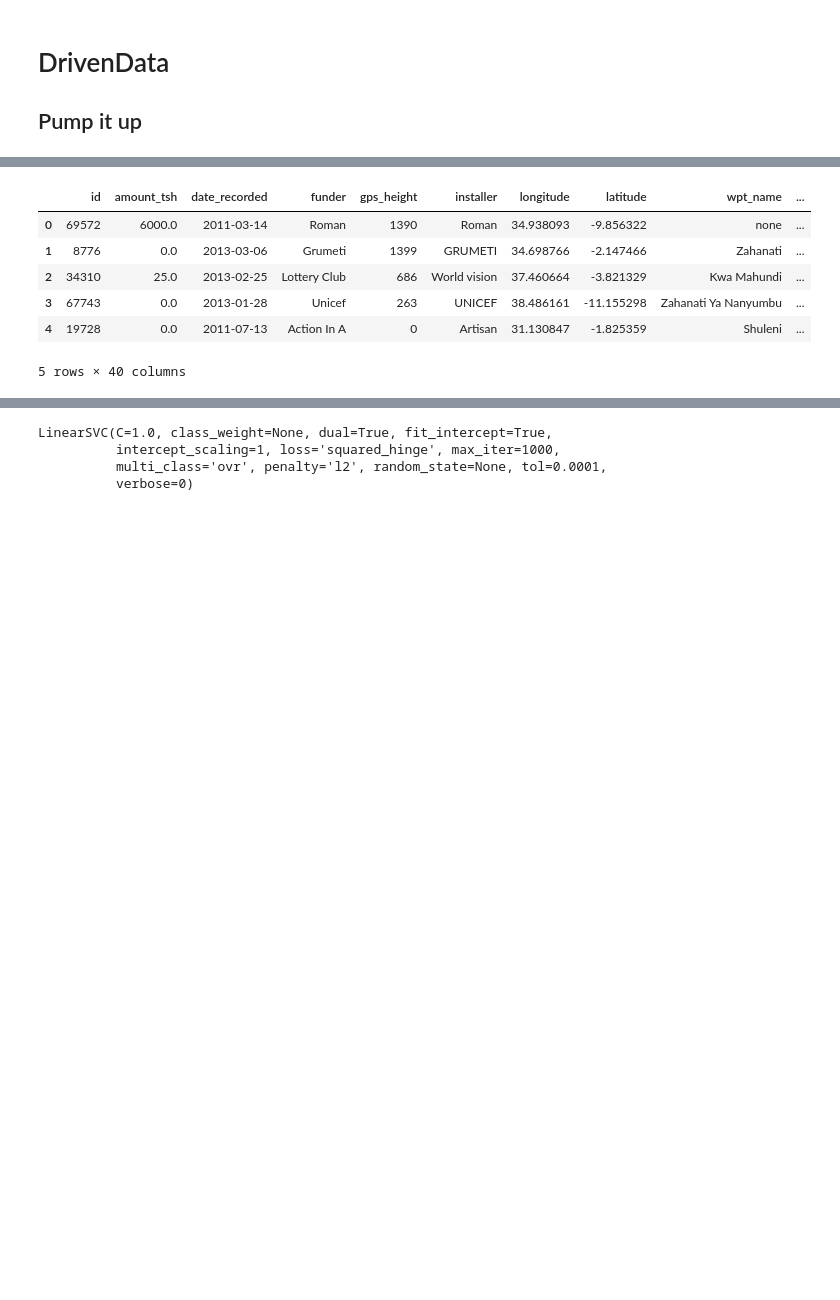
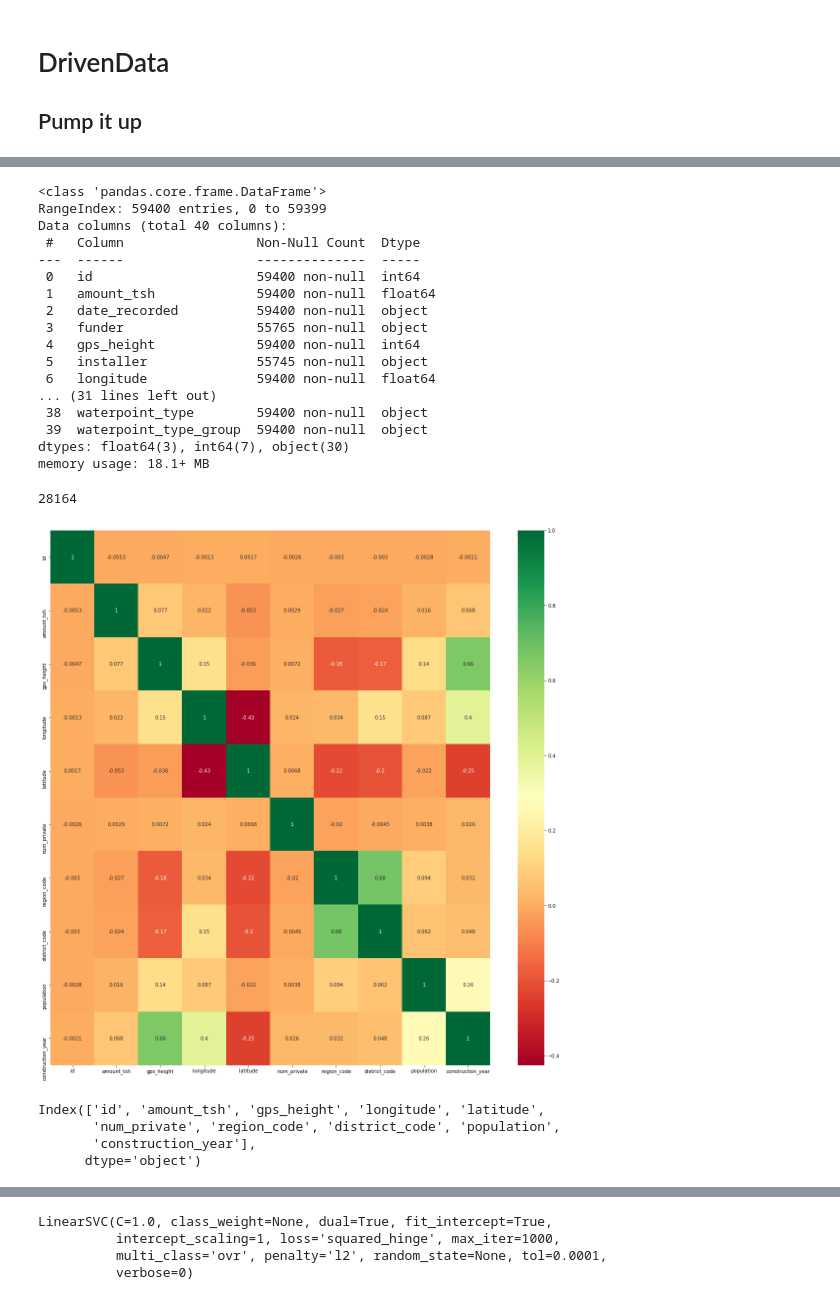
Before and after one commit to jesp209i/MachineLearningNotebook, a Jupyter notebook: pump_it_up/pump_it_up.ipynb, the cells around one changed output, grey strips where cells are left out. Cells and saved outputs as stored; diff of their text form; code cells hidden in the pictures; blank space fills up the shorter version.

```diff
--- a/pump_it_up/pump_it_up.ipynb
+++ b/pump_it_up/pump_it_up.ipynb
@@ -1,3 +1,14 @@
 # %% [markdown]
 # DrivenData
 ## Pump it up
+# %%
+import pandas as pd
+import matplotlib.pyplot as plt
+import copy
+drop_columns = ['num_private']
+data = pd.read_csv('./DrivenData/training_values.csv', parse_dates=True)
+ALPHANUMERIC_COLUMNS = data.select_dtypes(include=['object'])
+ALPHANUMERIC_COLUMNS.info()
+water = pd.get_dummies(ALPHANUMERIC_COLUMNS['water_quality'])
+numerics = ['int16', 'int32','int64','float16','float32', 'float64']
+NUMERIC_COLUMNS = data.select_dtypes(include=numerics)
@@ -4,9 +68,5 @@
 # %%
-import pandas as pd
-import matplotlib.pyplot as plt
-import copy
-data = pd.read_csv('./DrivenData/training_values.csv', nrows=10000)
 holdout = pd.read_csv('./DrivenData/test_values.csv')
-y = pd.read_csv('./DrivenData/training_labels.csv', nrows=10000)
+y = pd.read_csv('./DrivenData/training_labels.csv')
 y = y['status_group']
 #pd.value_counts(y).plot.bar()
@@ -13,10 +91,37 @@ y = y['status_group']
 # %%
-data.head()
+data.info()
 # %% [output]
-|  | id | amount_tsh | date_recorded | funder | gps_height | installer | longitude | latitude | wpt_name | ... |
-| 0 | 69572 | 6000.0 | 2011-03-14 | Roman | 1390 | Roman | 34.938093 | -9.856322 | none | ... |
-| 1 | 8776 | 0.0 | 2013-03-06 | Grumeti | 1399 | GRUMETI | 34.698766 | -2.147466 | Zahanati | ... |
-| 2 | 34310 | 25.0 | 2013-02-25 | Lottery Club | 686 | World vision | 37.460664 | -3.821329 | Kwa Mahundi | ... |
-| 3 | 67743 | 0.0 | 2013-01-28 | Unicef | 263 | UNICEF | 38.486161 | -11.155298 | Zahanati Ya Nanyumbu | ... |
-| 4 | 19728 | 0.0 | 2011-07-13 | Action In A | 0 | Artisan | 31.130847 | -1.825359 | Shuleni | ... |
-5 rows × 40 columns
+<class 'pandas.core.frame.DataFrame'>
+RangeIndex: 59400 entries, 0 to 59399
+Data columns (total 40 columns):
+ #   Column                 Non-Null Count  Dtype
+---  ------                 --------------  -----
+ 0   id                     59400 non-null  int64
+ 1   amount_tsh             59400 non-null  float64
+ 2   date_recorded          59400 non-null  object
+ 3   funder                 55765 non-null  object
+ 4   gps_height             59400 non-null  int64
+ 5   installer              55745 non-null  object
+ 6   longitude              59400 non-null  float64
+... (31 lines left out)
+ 38  waterpoint_type        59400 non-null  object
+ 39  waterpoint_type_group  59400 non-null  object
+dtypes: float64(3), int64(7), object(30)
+memory usage: 18.1+ MB
+# %%
+print(data['num_private'].sum())
+# %% [output]
+28164
+# %%
+import seaborn as sns
+corr_data = data.corr()
+top_corr_features = corr_data.index
+# %% [output]
+[figure, added]
+# %%
+print(top_corr_features)
+# %% [output]
+Index(['id', 'amount_tsh', 'gps_height', 'longitude', 'latitude',
+       'num_private', 'region_code', 'district_code', 'population',
+       'construction_year'],
+      dtype='object')
```
Also changed, not shown: parts of 9 cells of this notebook, 2 other files.
